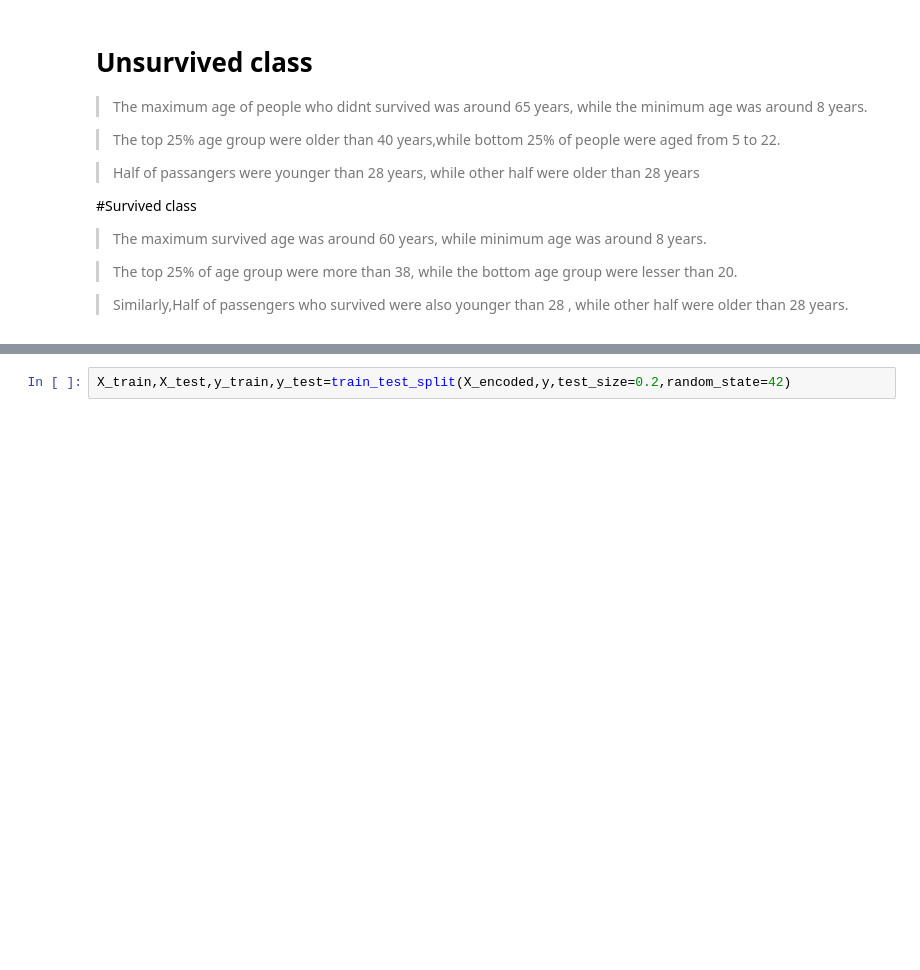
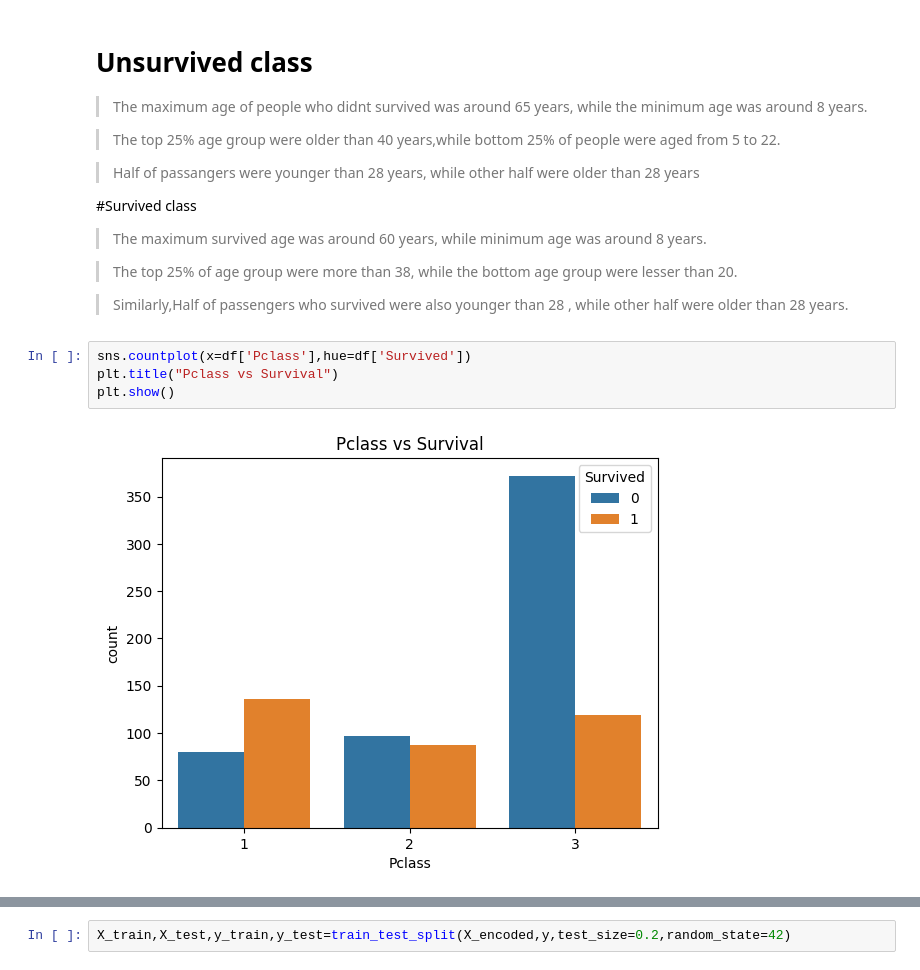
Before and after one commit to prasannashrestha011/ML_exercises, a Jupyter notebook: titanic_survival_.ipynb, the cells around one changed output, grey strips where cells are left out. Cells and saved outputs as stored; diff of their text form; blank space fills up the shorter version.

```diff
--- a/titanic_survival_.ipynb
+++ b/titanic_survival_.ipynb
@@ -88,3 +86,9 @@ sns.boxplot(x=y,y=df['Age'])
 >The top 25% of age group were more than 38, while the bottom age group were lesser than 20.
 
 >Similarly,Half of passengers who survived were also younger than 28 , while other half were older than 28 years.
+# %%
+sns.countplot(x=df['Pclass'],hue=df['Survived'])
+plt.title("Pclass vs Survival")
+plt.show()
+# %% [output]
+[figure, added]
```
Also changed, not shown: parts of 6 cells of this notebook.
